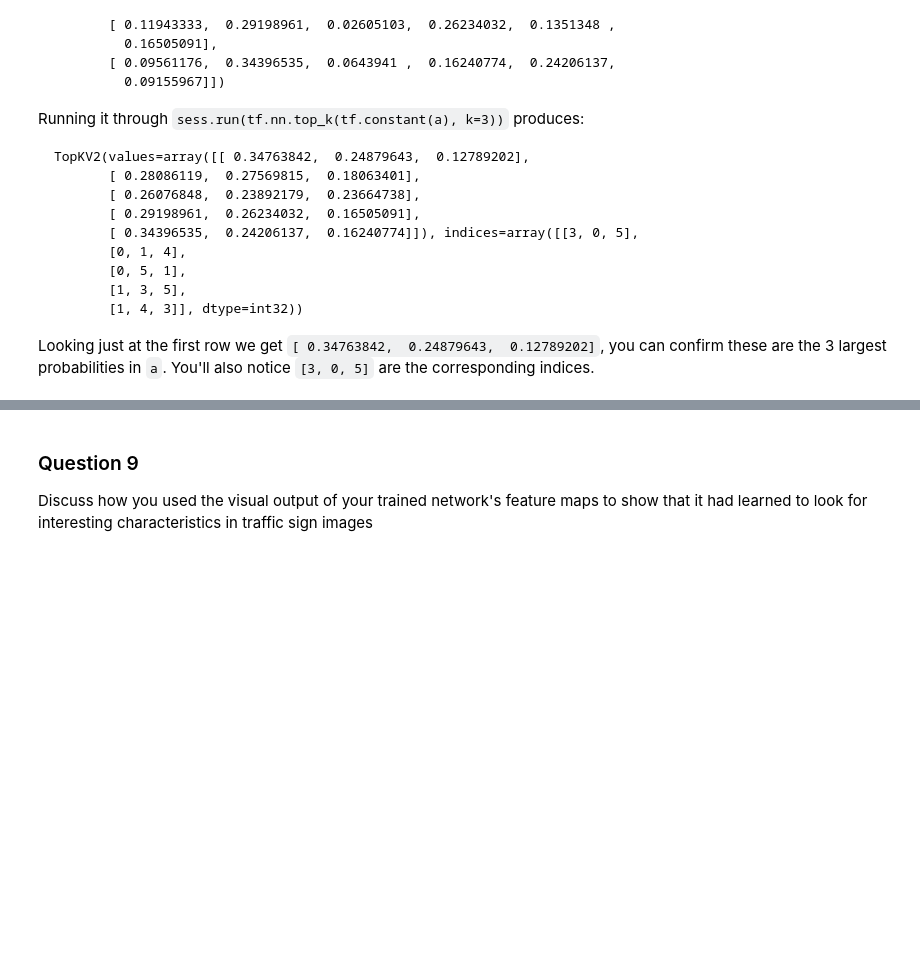
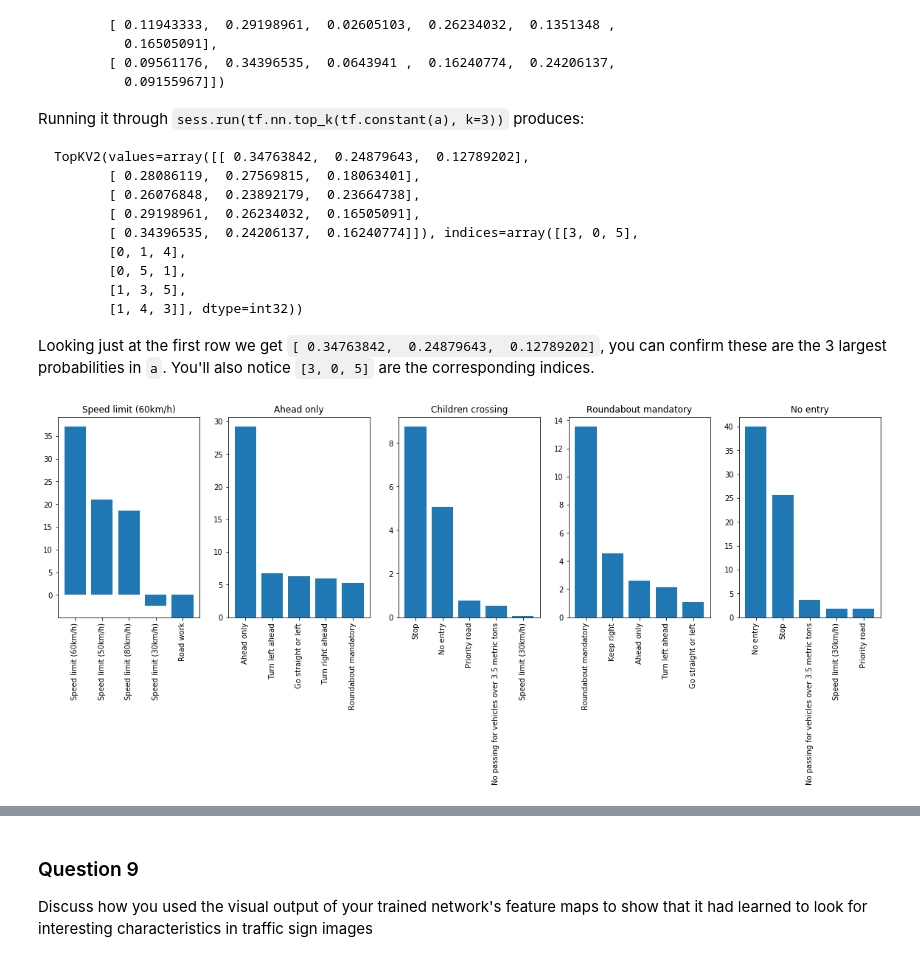
Before and after one commit to chaoweiwu/CarND-Traffic-Sign-Classifier-Project, a Jupyter notebook: Traffic_Sign_Classifier.ipynb, the cells around one changed output, grey strips where cells are left out. Saved outputs shown, nothing was run; the diff lists cells and outputs as text; code cells hidden in the pictures; blank space fills up the shorter version.

```diff
--- a/Traffic_Sign_Classifier.ipynb
+++ b/Traffic_Sign_Classifier.ipynb
@@ -385,3 +379,32 @@ Looking just at the first row we get `[ 0.34763842,  0.24879643,  0.12789202]`,
+# %%
+import pandas as pd
+from pprint import pprint
+sign_names = pd.read_csv('signnames.csv')["SignName"].tolist()
+
+def displayer(figsize, gridsize):
+    plt.figure(figsize=figsize)
+    gs = gridspec.GridSpec(*gridsize)
+    next_index = 0
+
+    def top_values(values, example_name="", n_top=5):
+        nonlocal next_index
+        sub = plt.subplot(gs[next_index])
+        top_n = np.argsort(values)[::-1][:n_top]
+        probs = np.take(values, top_n)
+        prediction_names = [sign_names[jj] for jj in top_n]
+        sub.bar(range(5), height=probs, tick_label=prediction_names)
+        sub.set_title(example_name)
+        sub.set_xticklabels(prediction_names, rotation='vertical')
+        next_index += 1
+
+    return top_values
+
+
+top = displayer(gridsize=(1,5), figsize=(20,5))
+for ii in range(5):
+    top(web_logits[ii], sign_names[labels[ii]])
+# %% [output]
+[figure, added]
 # %% [markdown]
 ---
 
```
Also changed, not shown: parts of 37 cells of this notebook, 13 other files.
